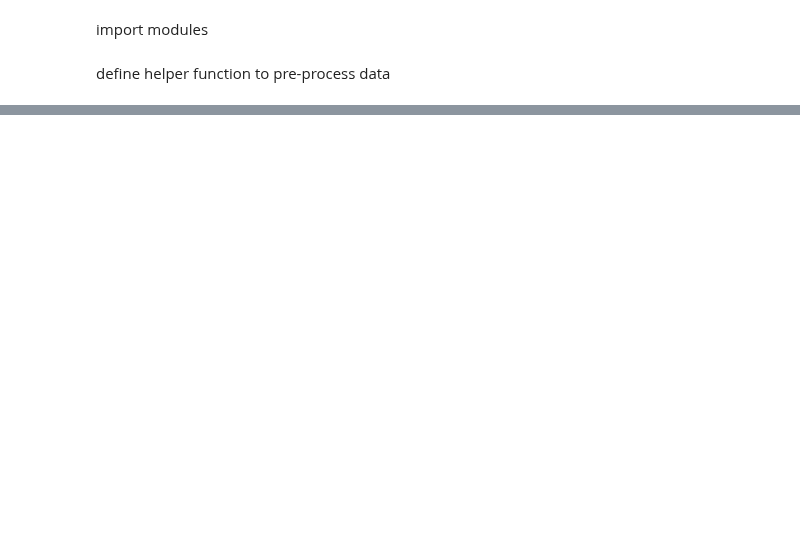
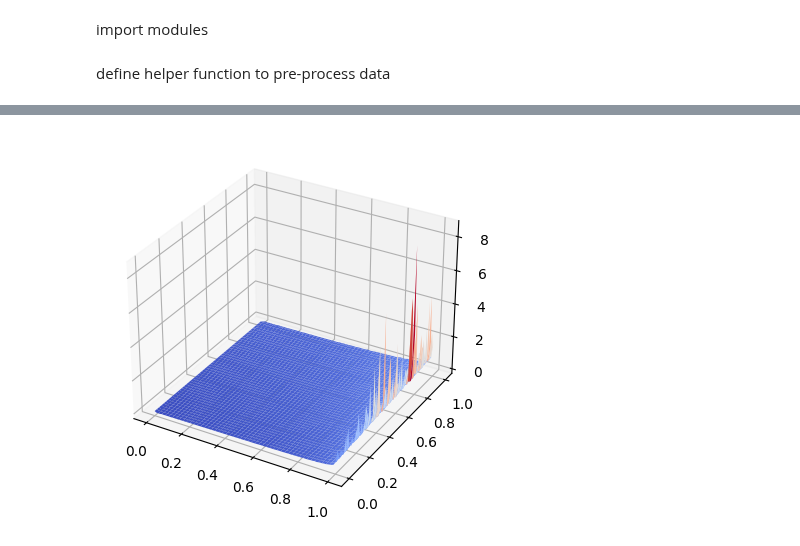
Before and after one commit to JanSchering/Thesis, a Jupyter notebook: fhn_model/Experiment_1.ipynb, the cells around one changed output, grey strips where cells are left out. Cells and saved outputs as stored; diff of their text form; code cells hidden in the pictures; blank space fills up the shorter version.

```diff
--- a/fhn_model/Experiment_1.ipynb
+++ b/fhn_model/Experiment_1.ipynb
@@ -32,0 +183,6 @@ def chop_and_shuffle_data(sequence, shuffle=True):
+# %%
+fig, ax = plt.subplots(subplot_kw={"projection": "3d", "computed_zorder": False})
+ax.plot_surface(grid_DA.cpu(), grid_DB.cpu(), np.array(grads_DA).reshape(100,100), cmap=cm.coolwarm, alpha=1)
+plt.draw()
+# %% [output]
+[figure, added]
```
Also changed, not shown: parts of 24 cells of this notebook, 4 other files.
